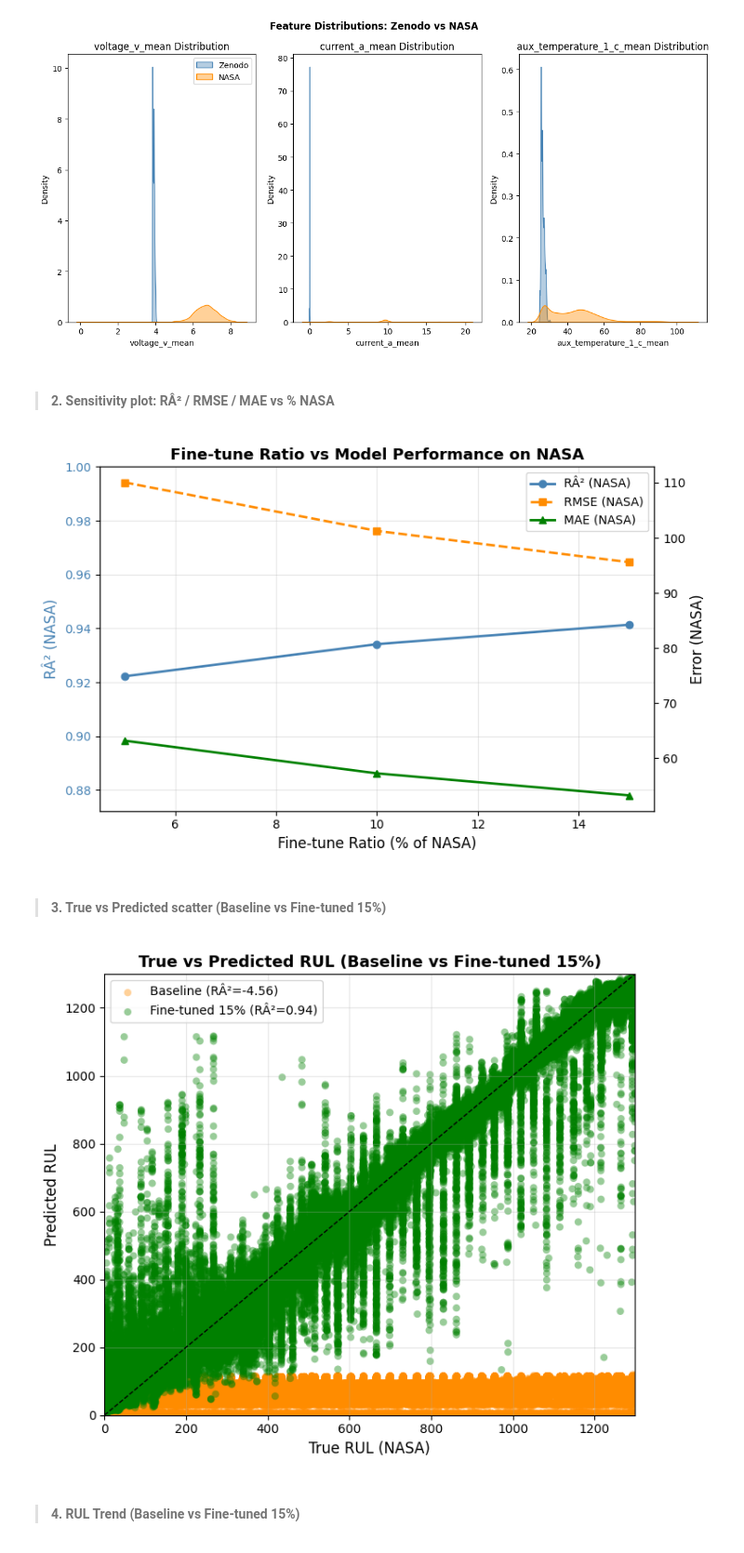
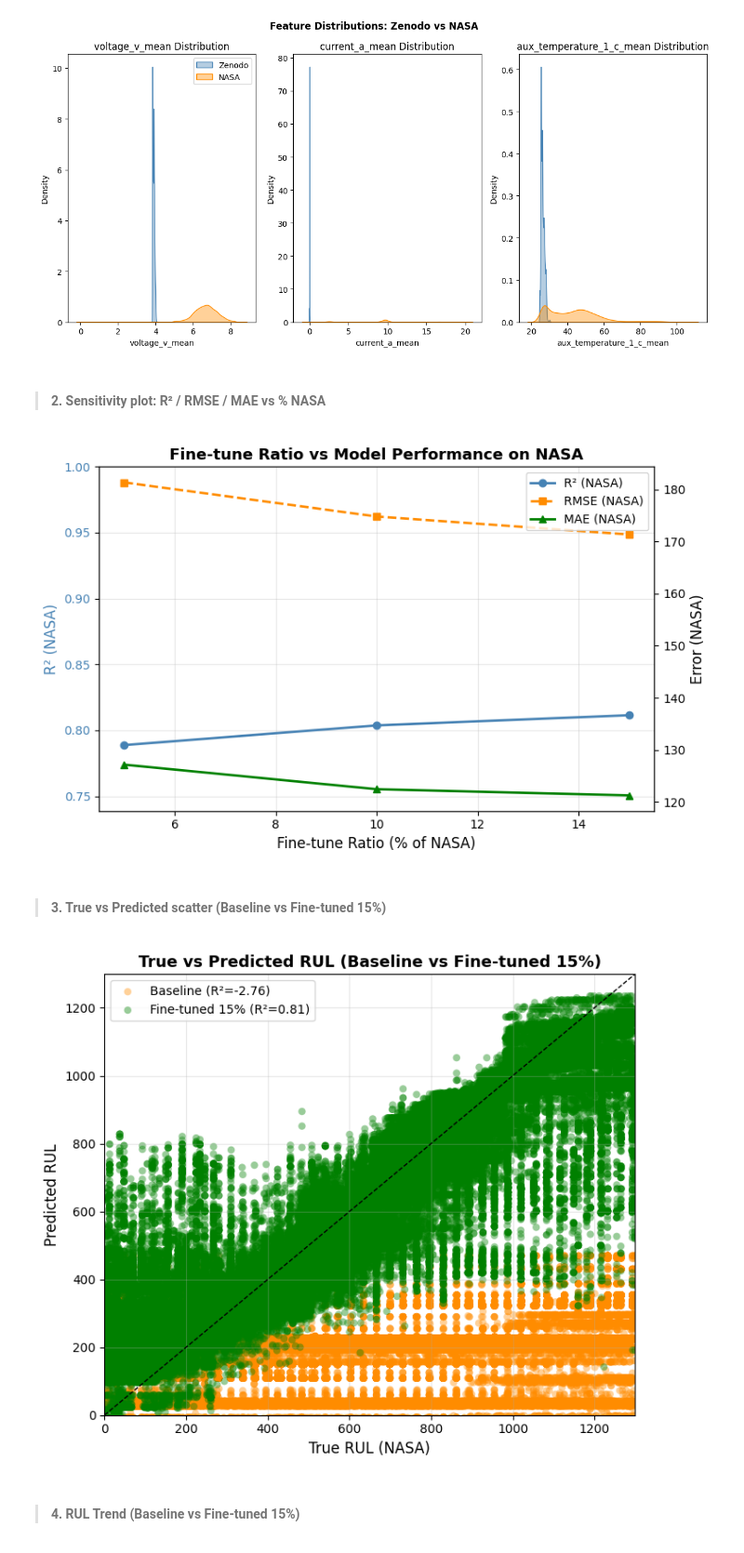
Before and after one commit to dniamsaard4codework/RUL_Project, a Jupyter notebook: notebook/ML-cross-dataset-v5.ipynb, the cells around one changed output. Shown at 93% size. Drawn from its saved outputs; the diff is of its cells as text; code cells hidden in the pictures.

```diff
--- a/notebook/ML-cross-dataset-v5.ipynb
+++ b/notebook/ML-cross-dataset-v5.ipynb
@@ -555,7 +565,7 @@ def build_rf_global():
 # %% [markdown]
 ### Baseline (Zenodo only â†’ Zenodo & NASA)
 # %%
-model_base = build_rf_global()
+model_base = build_xgb_global()
 model_base.fit(X_train_base, y_train_base)
 
 # Zenodo test
@@ -570,13 +580,13 @@ r2_alt_base   = r2_score(y_alt_full, y_pred_alt_base)
 rmse_alt_base = mean_squared_error(y_alt_full, y_pred_alt_base) ** 0.5
 mae_alt_base  = mean_absolute_error(y_alt_full, y_pred_alt_base)
 
-print("=== BASELINE RF (Train: Zenodo â†’ Test: Zenodo) ===")
-print(f"RÂ²   : {r2_zen_base:.4f}")
+print("=== BASELINE XGBoost (Train: Zenodo → Test: Zenodo) ===")
+print(f"R²   : {r2_zen_base:.4f}")
 print(f"RMSE : {rmse_zen_base:.2f}")
 print(f"MAE  : {mae_zen_base:.2f}")
 
-print("\n=== BASELINE RF Cross-Dataset (Train: Zenodo â†’ Test: NASA full) ===")
-print(f"RÂ²   : {r2_alt_base:.4f}")
+print("\n=== BASELINE XGBoost Cross-Dataset (Train: Zenodo → Test: NASA full) ===")
+print(f"R²   : {r2_alt_base:.4f}")
 print(f"RMSE : {rmse_alt_base:.2f}")
 print(f"MAE  : {mae_alt_base:.2f}")
 # %% [output]
@@ -754,7 +764,7 @@ for ratio in ratios:
     X_finetune = pd.concat([X_train_base, X_alt_fine], axis=0)
     y_finetune = np.concatenate([y_train_base, y_alt_fine])
 
-    model_ft = build_rf_global()
+    model_ft = build_xgb_global()
     model_ft.fit(X_finetune, y_finetune)
 
     if ratio == 5:
@@ -793,16 +803,16 @@ for ratio in ratios:
     mape_alt = safe_mape(y_alt_test, y_pred_alt)
     evs_alt = explained_variance_score(y_alt_test, y_pred_alt)
 
-    print(f"\n=== FINE-TUNED RF ({ratio}% NASA) ===")
+    print(f"\n=== FINE-TUNED XGBoost ({ratio}% NASA) ===")
     print(">>> Test on Zenodo")
-    print(f"RÂ²                : {r2_zen:.4f}")
+    print(f"R²                : {r2_zen:.4f}")
     print(f"RMSE              : {rmse_zen:.2f}")
     print(f"MAE               : {mae_zen:.2f}")
     print(f"MAPE              : {mape_zen:.2f}%" if not np.isnan(mape_zen) else "MAPE              : N/A")
     print(f"Explained Variance: {evs_zen:.4f}")
 
     print("\n>>> Test on NASA")
-    print(f"RÂ²                : {r2_alt:.4f}")
+    print(f"R²                : {r2_alt:.4f}")
     print(f"RMSE              : {rmse_alt:.2f}")
     print(f"MAE               : {mae_alt:.2f}")
     print(f"MAPE              : {mape_alt:.2f}%" if not np.isnan(mape_alt) else "MAPE              : N/A")
@@ -1257,7 +1275,7 @@ plt.show()
 # %% [output]
 [figure]
 # %% [markdown]
-> #### 2. Sensitivity plot: RÂ² / RMSE / MAE vs % NASA
+> #### 2. Sensitivity plot: R² / RMSE / MAE vs % NASA
 # %%
 metrics_df["Fine-tune (%)"] = metrics_df["Fine-tune (%)"].astype(float)
 
@@ -1268,9 +1286,9 @@ mae_nasa  = metrics_df["MAE (NASA)"].values
 
 fig, ax1 = plt.subplots(figsize=(8, 5))
 
-ax1.plot(x, r2_nasa, "o-", color="steelblue", linewidth=2, label="RÂ² (NASA)")
+ax1.plot(x, r2_nasa, "o-", color="steelblue", linewidth=2, label="R² (NASA)")
 ax1.set_xlabel("Fine-tune Ratio (% of NASA)", fontsize=12)
-ax1.set_ylabel("RÂ² (NASA)", color="steelblue", fontsize=12)
+ax1.set_ylabel("R² (NASA)", color="steelblue", fontsize=12)
 ax1.tick_params(axis="y", labelcolor="steelblue")
 ax1.set_ylim(r2_nasa.min() - 0.05, 1.0)
 ax1.grid(alpha=0.3)
@@ -1289,34 +1307,34 @@ plt.title("Fine-tune Ratio vs Model Performance on NASA", weight="bold", fontsiz
 plt.tight_layout()
 plt.show()
 # %% [output]
-[figure, old version]
+[figure, new version]
 # %% [markdown]
 > #### 3. True vs Predicted scatter (Baseline vs Fine-tuned 15%)
 # %%
 y_pred_alt_base_15 = model_base.predict(X_alt_test_15)
 y_pred_alt_ft_15   = model_ft_15.predict(X_alt_test_15)
 
 r2_base = r2_score(y_alt_test_15, y_pred_alt_base_15)
 r2_ft15 = r2_score(y_alt_test_15, y_pred_alt_ft_15)
 
 plt.figure(figsize=(7, 6))
-plt.scatter(y_alt_test_15,y_pred_alt_base_15,alpha=0.4,label=f"Baseline (RÂ²={r2_base:.2f})",color="darkorange",edgecolor="none",)
-plt.scatter(y_alt_test_15,y_pred_alt_ft_15,alpha=0.4,label=f"Fine-tuned 15% (RÂ²={r2_ft15:.2f})",color="green",edgecolor="none",)
+plt.scatter(y_alt_test_15,y_pred_alt_base_15,alpha=0.4,label=f"Baseline (R²={r2_base:.2f})",color="darkorange",edgecolor="none",)
+plt.scatter(y_alt_test_15,y_pred_alt_ft_15,alpha=0.4,label=f"Fine-tuned 15% (R²={r2_ft15:.2f})",color="green",edgecolor="none",)
 
 lims = [min(y_alt_test_15.min(), 0), y_alt_test_15.max()]
 plt.plot(lims, lims, "k--", lw=1)
 plt.xlim(lims)
 plt.ylim(lims)
 
 plt.xlabel("True RUL (NASA)", fontsize=12)
 plt.ylabel("Predicted RUL", fontsize=12)
 plt.title("True vs Predicted RUL (Baseline vs Fine-tuned 15%)", fontsize=13, weight="bold")
 plt.legend()
 plt.grid(alpha=0.3)
 plt.tight_layout()
 plt.show()
 # %% [output]
-[figure, old version]
+[figure, new version]
 # %% [markdown]
 > #### 4. RUL Trend (Baseline vs Fine-tuned 15%)
 # %%
```
Also changed, not shown: parts of 19 cells of this notebook, 1 other file.
